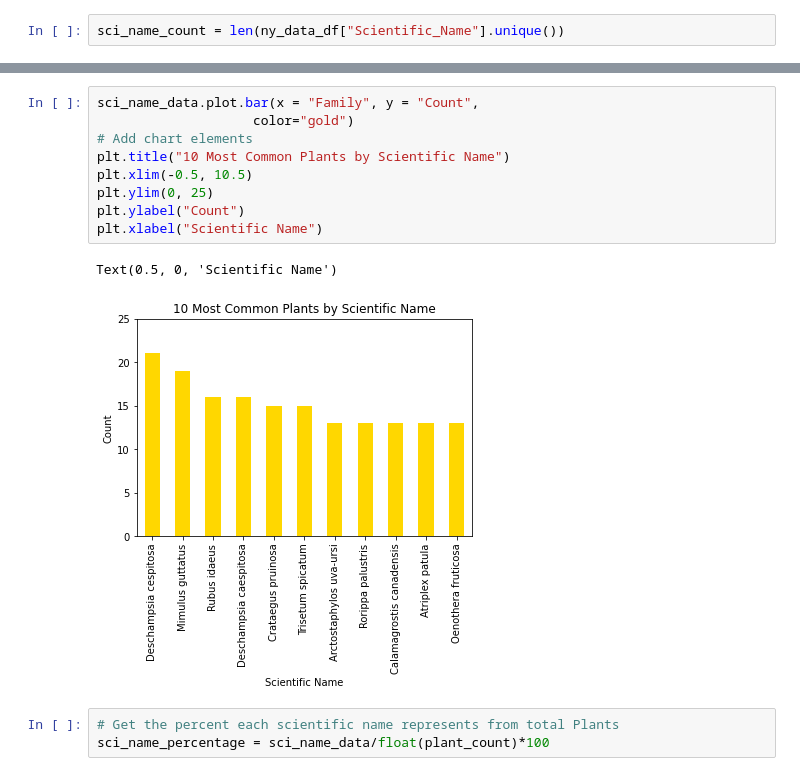
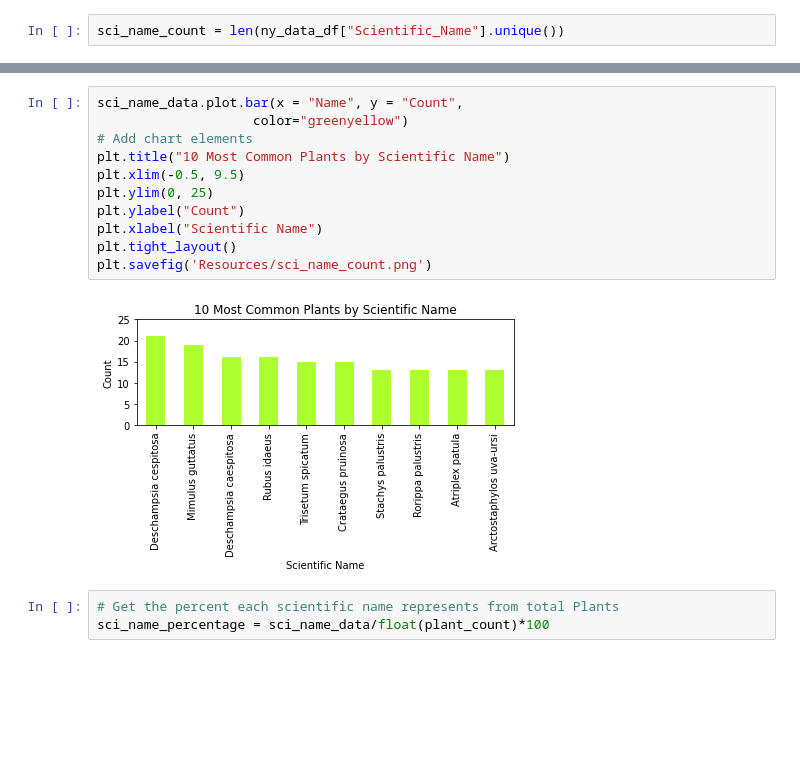
Before and after one commit to RuthLD/State_Plant_Analysis, a Jupyter notebook: State_Analysis_NY.ipynb, the cells around one changed output, grey strips where cells are left out. Cells and saved outputs as stored; diff of their text form; blank space fills up the shorter version.

```diff
--- a/State_Analysis_NY.ipynb
+++ b/State_Analysis_NY.ipynb
@@ -153,15 +171,16 @@ Name: Scientific_Name, Length: 10998, dtype: int64
 # %%
-sci_name_data.plot.bar(x = "Family", y = "Count",
-                    color="gold")
+sci_name_data.plot.bar(x = "Name", y = "Count",
+                    color="greenyellow")
 # Add chart elements
 plt.title("10 Most Common Plants by Scientific Name")
-plt.xlim(-0.5, 10.5)
+plt.xlim(-0.5, 9.5)
 plt.ylim(0, 25)
 plt.ylabel("Count")
 plt.xlabel("Scientific Name")
+plt.tight_layout()
+plt.savefig('Resources/sci_name_count.png')
 # %% [output]
-Text(0.5, 0, 'Scientific Name')
-[figure, old version]
+[figure, new version]
 # %%
 # Get the percent each scientific name represents from total Plants
 sci_name_percentage = sci_name_data/float(plant_count)*100
```
Also changed, not shown: parts of 10 cells of this notebook, 6 other files.
